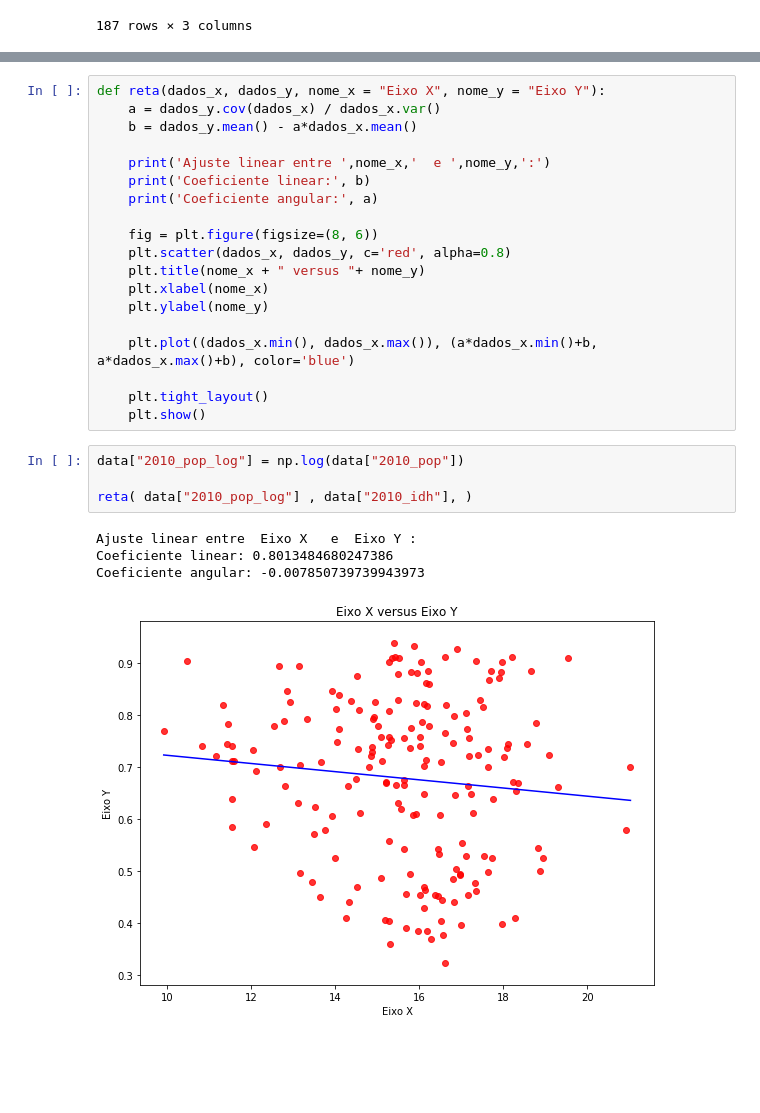
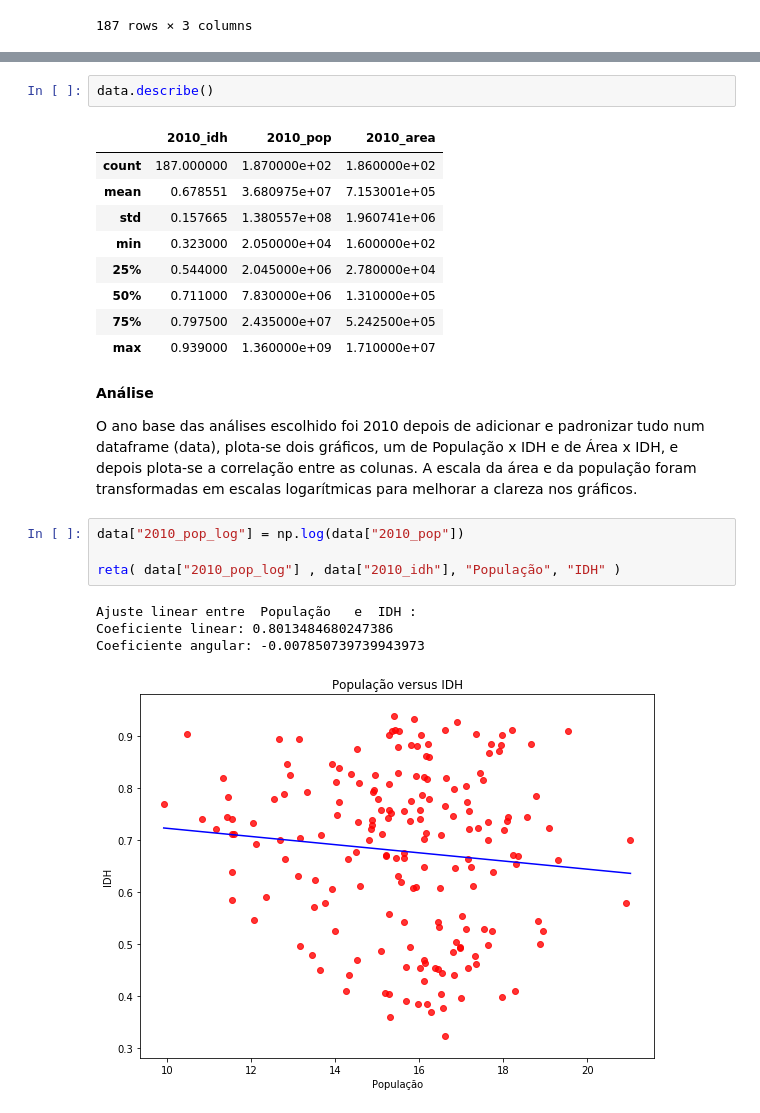
Before and after one commit to zMendes/Projeto-Ci-ncia-dos-Dados-01, a Jupyter notebook: Ciência dos Dados/projeto.ipynb, the cells around one changed output, grey strips where cells are left out. Cells and saved outputs as stored; diff of their text form; blank space fills up the shorter version.

```diff
--- a/Ciência dos Dados/projeto.ipynb
+++ b/Ciência dos Dados/projeto.ipynb
@@ -74,31 +79,27 @@ sns.regplot(x="2010_idh", y =  "2010_area", data = df2)
-# %%
-def reta(dados_x, dados_y, nome_x = "Eixo X", nome_y = "Eixo Y"):
-    a = dados_y.cov(dados_x) / dados_x.var()
-    b = dados_y.mean() - a*dados_x.mean()
-
-    print('Ajuste linear entre ',nome_x,'  e ',nome_y,':')
-    print('Coeficiente linear:', b)
-    print('Coeficiente angular:', a)
-
-    fig = plt.figure(figsize=(8, 6))
-    plt.scatter(dados_x, dados_y, c='red', alpha=0.8)
-    plt.title(nome_x + " versus "+ nome_y)
-    plt.xlabel(nome_x)
-    plt.ylabel(nome_y)
-
-    plt.plot((dados_x.min(), dados_x.max()), (a*dados_x.min()+b, a*dados_x.max()+b), color='blue')
-
-    plt.tight_layout()
-    plt.show()
+# %%
+data.describe()
+# %% [output]
+|  | 2010_idh | 2010_pop | 2010_area |
+| count | 187.000000 | 1.870000e+02 | 1.860000e+02 |
+| mean | 0.678551 | 3.680975e+07 | 7.153001e+05 |
+| std | 0.157665 | 1.380557e+08 | 1.960741e+06 |
+| min | 0.323000 | 2.050000e+04 | 1.600000e+02 |
+| 25% | 0.544000 | 2.045000e+06 | 2.780000e+04 |
+| 50% | 0.711000 | 7.830000e+06 | 1.310000e+05 |
+| 75% | 0.797500 | 2.435000e+07 | 5.242500e+05 |
+| max | 0.939000 | 1.360000e+09 | 1.710000e+07 |
+# %% [markdown]
+**Análise**
+<p>O ano base das análises escolhido foi 2010 depois de adicionar e padronizar tudo num dataframe (data), plota-se dois gráficos, um de População x IDH e de Área x IDH, e depois plota-se a correlação entre as colunas. A escala da área e da população foram transformadas em escalas logarítmicas para melhorar a clareza nos gráficos.
 # %%
 data["2010_pop_log"] = np.log(data["2010_pop"])
 
-reta( data["2010_pop_log"] , data["2010_idh"], )
+reta( data["2010_pop_log"] , data["2010_idh"], "População", "IDH" )
 # %% [output]
-Ajuste linear entre  Eixo X   e  Eixo Y :
+Ajuste linear entre  População   e  IDH :
 Coeficiente linear: 0.8013484680247386
 Coeficiente angular: -0.007850739739943973
-[figure, old version]
+[figure, new version]
 # %%
 data["2010_area_log"] = np.log(data["2010_area"])
 
```
Also changed, not shown: parts of 10 cells of this notebook.
